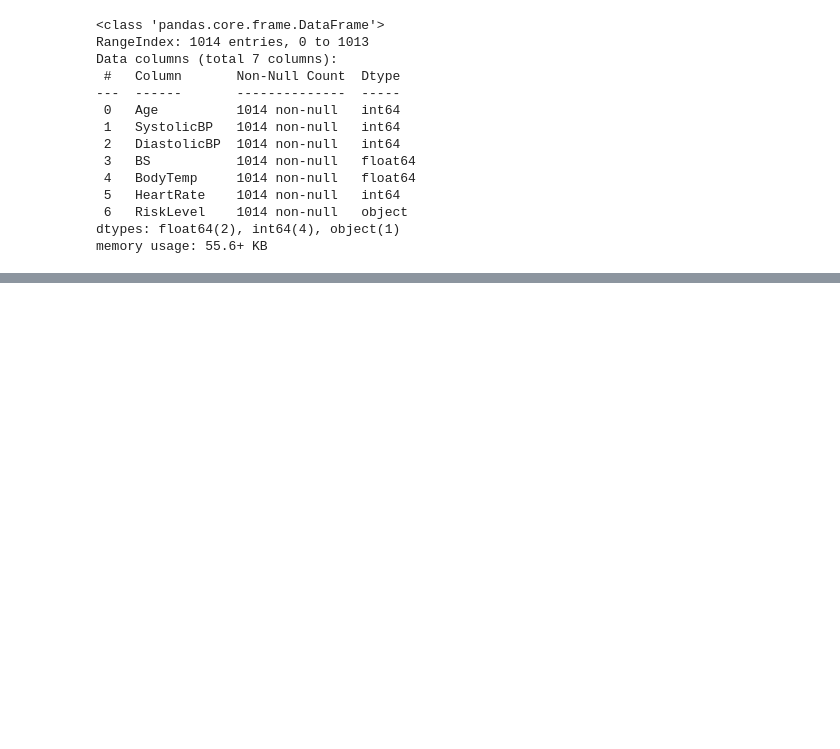
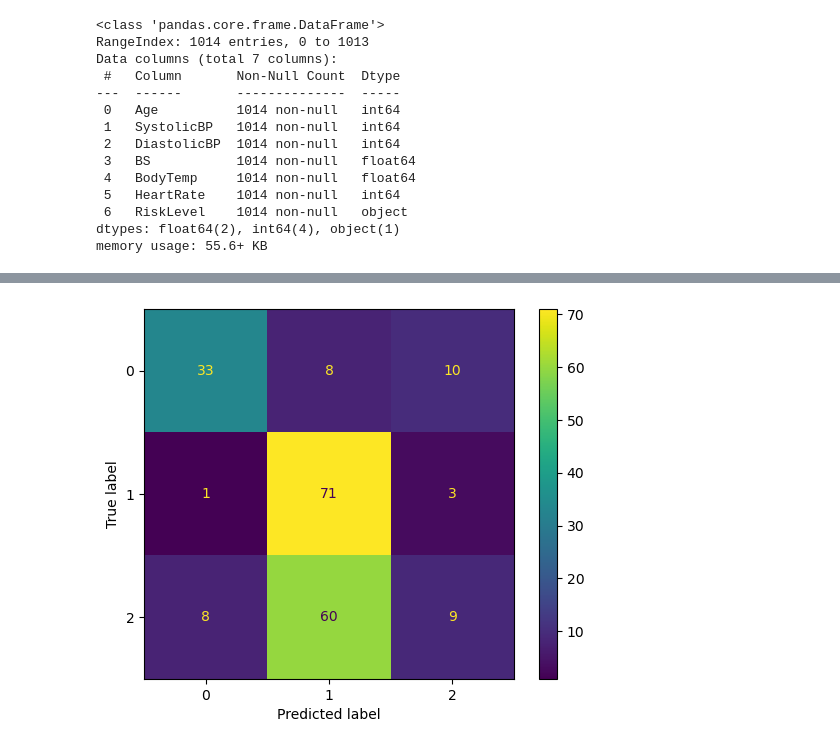
Before and after one commit to thavananh/MachineLearning, a Jupyter notebook: pythonProject1/Experiments/2411COMP171201/ML-KNN-NAIVE BAYES.ipynb, the cells around one changed output, grey strips where cells are left out. Drawn from its saved outputs; the diff is of its cells as text; code cells hidden in the pictures; blank space fills up the shorter version.

```diff
--- a/pythonProject1/Experiments/2411COMP171201/ML-KNN-NAIVE BAYES.ipynb
+++ b/pythonProject1/Experiments/2411COMP171201/ML-KNN-NAIVE BAYES.ipynb
@@ -42,0 +77,8 @@ from sklearn.
+# %%
+from sklearn.metrics import confusion_matrix, ConfusionMatrixDisplay
+cm = confusion_matrix(y_test, y_pred_test_gnb, labels=gnb.classes_)
+disp = ConfusionMatrixDisplay(confusion_matrix=cm, display_labels=knn.classes_)
+disp.plot()
+plt.gca().grid(False)
+# %% [output]
+[figure, added]
```
Also changed, not shown: parts of 12 cells of this notebook.
